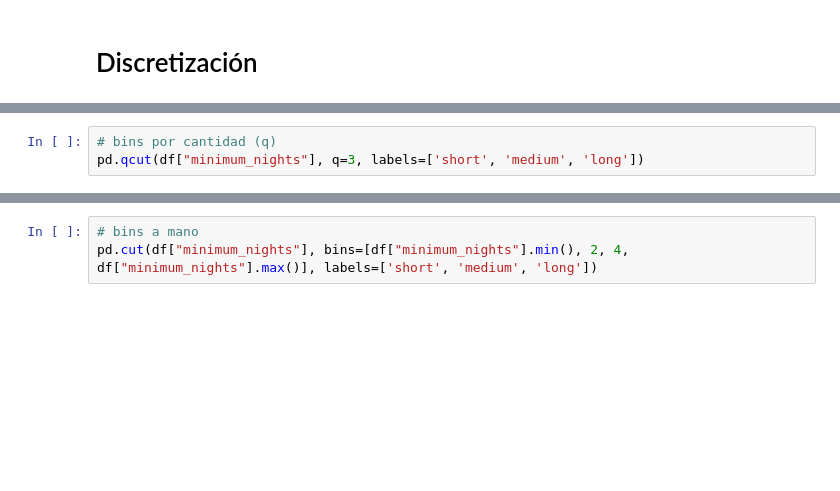
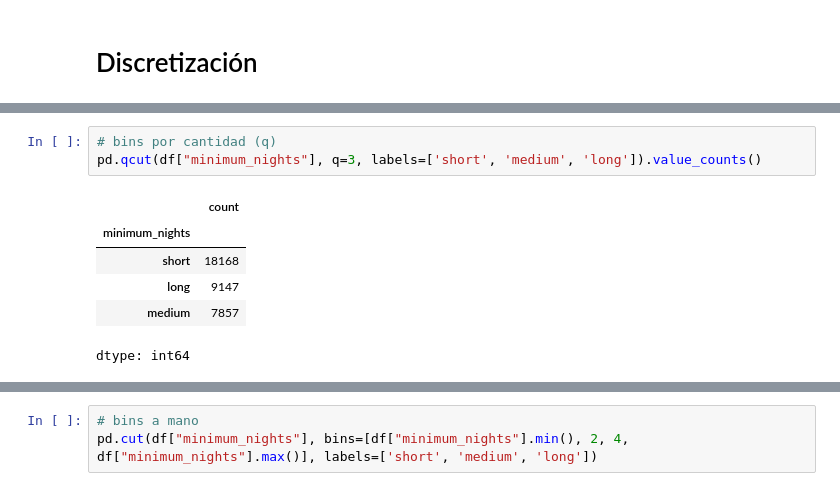
Before and after one commit to iespinozahDM/UBA-DM, a Jupyter notebook: Clase_02_Preprocesamiento.ipynb, the cells around one changed output, grey strips where cells are left out. Cells and saved outputs as stored; diff of their text form; blank space fills up the shorter version.

```diff
--- a/Clase_02_Preprocesamiento.ipynb
+++ b/Clase_02_Preprocesamiento.ipynb
@@ -29,3 +101,10 @@ df["minimum_nights"].describe()
 # %%
 # bins por cantidad (q)
-pd.qcut(df["minimum_nights"], q=3, labels=['short', 'medium', 'long'])
+pd.qcut(df["minimum_nights"], q=3, labels=['short', 'medium', 'long']).value_counts()
+# %% [output]
+|  | count |
+| minimum_nights |  |
+| short | 18168 |
+| long | 9147 |
+| medium | 7857 |
+dtype: int64
```
Also changed, not shown: parts of 8 cells of this notebook.
